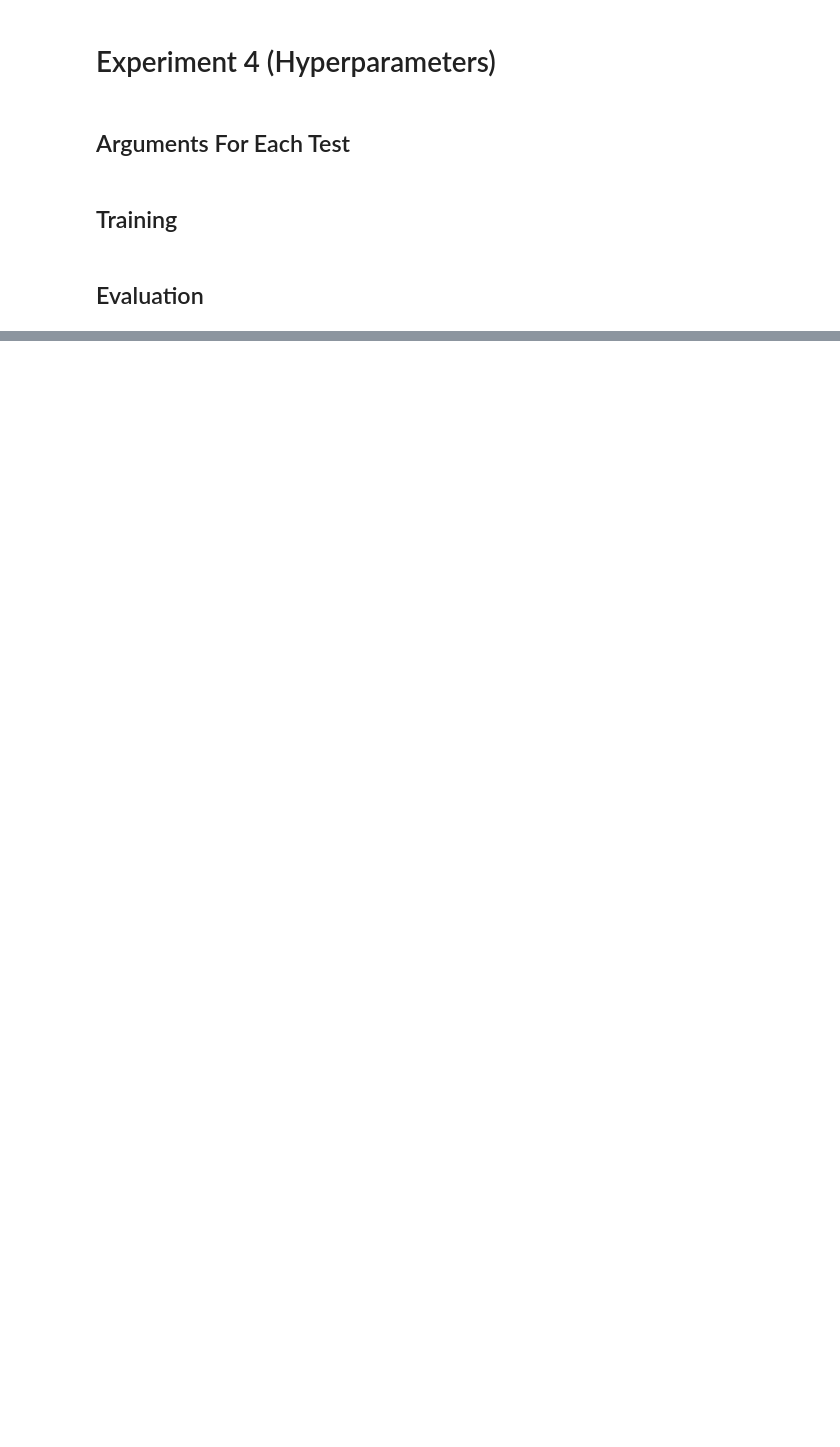
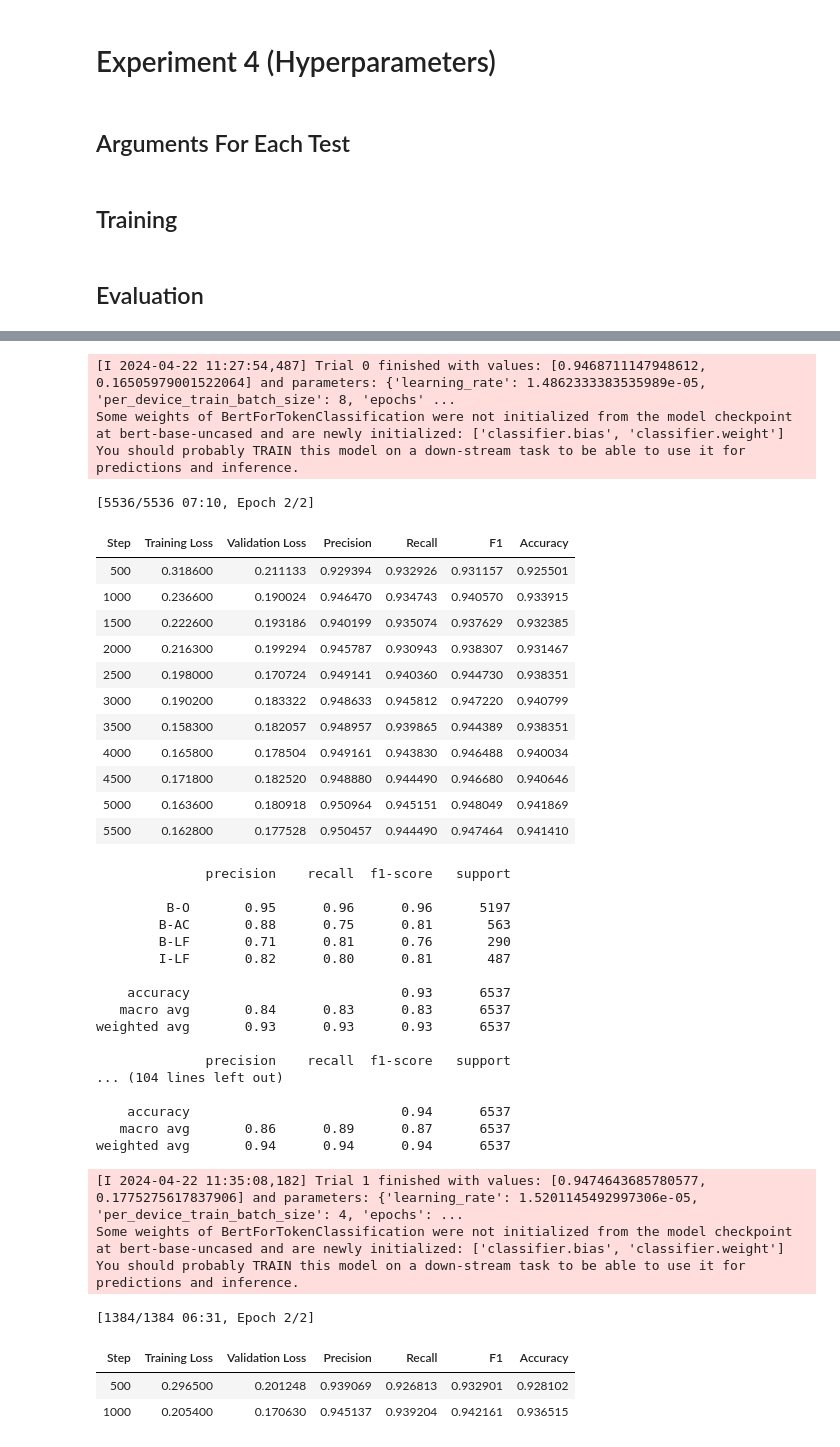
Before and after one commit to SurtMcGert/Abbreviation-detection-in-text, a Jupyter notebook: NLP-Coursework.ipynb, the cells around one changed output, grey strips where cells are left out. Cells and saved outputs as stored; diff of their text form; code cells hidden in the pictures; blank space fills up the shorter version.

Commit message:
done Optuna

```diff
--- a/NLP-Coursework.ipynb
+++ b/NLP-Coursework.ipynb
@@ -2198,0 +1786,26 @@ You should probably TRAIN this model on a down-stream task to be able to use it
+# %%
+train_args = TrainingArguments(
+        f"{model_name}-finetuned-optuna-{task}",
+        evaluation_strategy ='steps',
+        # eval_steps = 10,
+        # logging_steps = 10,
+        save_total_limit = 1,
+        adam_epsilon=1e-8,
+        max_grad_norm=1,
+        per_device_eval_batch_size=1,
+        save_steps=0,
+        metric_for_best_model = 'f1',
+        load_best_model_at_end=True,
+        report_to=["none"],
+    )
+# %%
+trainer = Trainer(
+    model=None,
+    args=train_args,
+    train_dataset=medium_tokenized_dataset["train"],
+    eval_dataset=tokenized_datasets["validation"],
+    compute_metrics=compute_metrics,
+    tokenizer=tokenizer,
+    model_init=model_init,
+    data_collator=data_collator,
+)
@@ -2260,0 +1820,14 @@ weighted avg       0.95      0.94      0.94      6537
+# %%
+def custom_objective(eval_result):
+  f1 = eval_result["eval_f1"]
+  loss = eval_result["eval_loss"]
+  return f1, loss
+# %%
+best_trials = trainer.hyperparameter_search(
+    direction=["maximize", "minimize"],
+    backend="optuna",
+    hp_space=optuna_hp_space,
+    n_trials=20,
+    compute_objective=custom_objective,
+)
+# %% [output]
@@ -2260,0 +1864,40 @@ weighted avg       0.95      0.94      0.94      6537
+[I 2024-04-22 11:27:54,487] Trial 0 finished with values: [0.9468711147948612, 0.16505979001522064] and parameters: {'learning_rate': 1.4862333383535989e-05, 'per_device_train_batch_size': 8, 'epochs' ...
+Some weights of BertForTokenClassification were not initialized from the model checkpoint at bert-base-uncased and are newly initialized: ['classifier.bias', 'classifier.weight']
+You should probably TRAIN this model on a down-stream task to be able to use it for predictions and inference.
+[5536/5536 07:10, Epoch 2/2]
+| Step | Training Loss | Validation Loss | Precision | Recall | F1 | Accuracy |
+| 500 | 0.318600 | 0.211133 | 0.929394 | 0.932926 | 0.931157 | 0.925501 |
+| 1000 | 0.236600 | 0.190024 | 0.946470 | 0.934743 | 0.940570 | 0.933915 |
+| 1500 | 0.222600 | 0.193186 | 0.940199 | 0.935074 | 0.937629 | 0.932385 |
+| 2000 | 0.216300 | 0.199294 | 0.945787 | 0.930943 | 0.938307 | 0.931467 |
+| 2500 | 0.198000 | 0.170724 | 0.949141 | 0.940360 | 0.944730 | 0.938351 |
+| 3000 | 0.190200 | 0.183322 | 0.948633 | 0.945812 | 0.947220 | 0.940799 |
+| 3500 | 0.158300 | 0.182057 | 0.948957 | 0.939865 | 0.944389 | 0.938351 |
+| 4000 | 0.165800 | 0.178504 | 0.949161 | 0.943830 | 0.946488 | 0.940034 |
+| 4500 | 0.171800 | 0.182520 | 0.948880 | 0.944490 | 0.946680 | 0.940646 |
+| 5000 | 0.163600 | 0.180918 | 0.950964 | 0.945151 | 0.948049 | 0.941869 |
+| 5500 | 0.162800 | 0.177528 | 0.950457 | 0.944490 | 0.947464 | 0.941410 |
+              precision    recall  f1-score   support
+
+         B-O       0.95      0.96      0.96      5197
+        B-AC       0.88      0.75      0.81       563
+        B-LF       0.71      0.81      0.76       290
+        I-LF       0.82      0.80      0.81       487
+
+    accuracy                           0.93      6537
+   macro avg       0.84      0.83      0.83      6537
+weighted avg       0.93      0.93      0.93      6537
+
+              precision    recall  f1-score   support
+... (104 lines left out)
+
+    accuracy                           0.94      6537
+   macro avg       0.86      0.89      0.87      6537
+weighted avg       0.94      0.94      0.94      6537
+[I 2024-04-22 11:35:08,182] Trial 1 finished with values: [0.9474643685780577, 0.1775275617837906] and parameters: {'learning_rate': 1.5201145492997306e-05, 'per_device_train_batch_size': 4, 'epochs': ...
+Some weights of BertForTokenClassification were not initialized from the model checkpoint at bert-base-uncased and are newly initialized: ['classifier.bias', 'classifier.weight']
+You should probably TRAIN this model on a down-stream task to be able to use it for predictions and inference.
+[1384/1384 06:31, Epoch 2/2]
+| Step | Training Loss | Validation Loss | Precision | Recall | F1 | Accuracy |
+| 500 | 0.296500 | 0.201248 | 0.939069 | 0.926813 | 0.932901 | 0.928102 |
+| 1000 | 0.205400 | 0.170630 | 0.945137 | 0.939204 | 0.942161 | 0.936515 |
```
Also changed, not shown: parts of 67 cells of this notebook.
